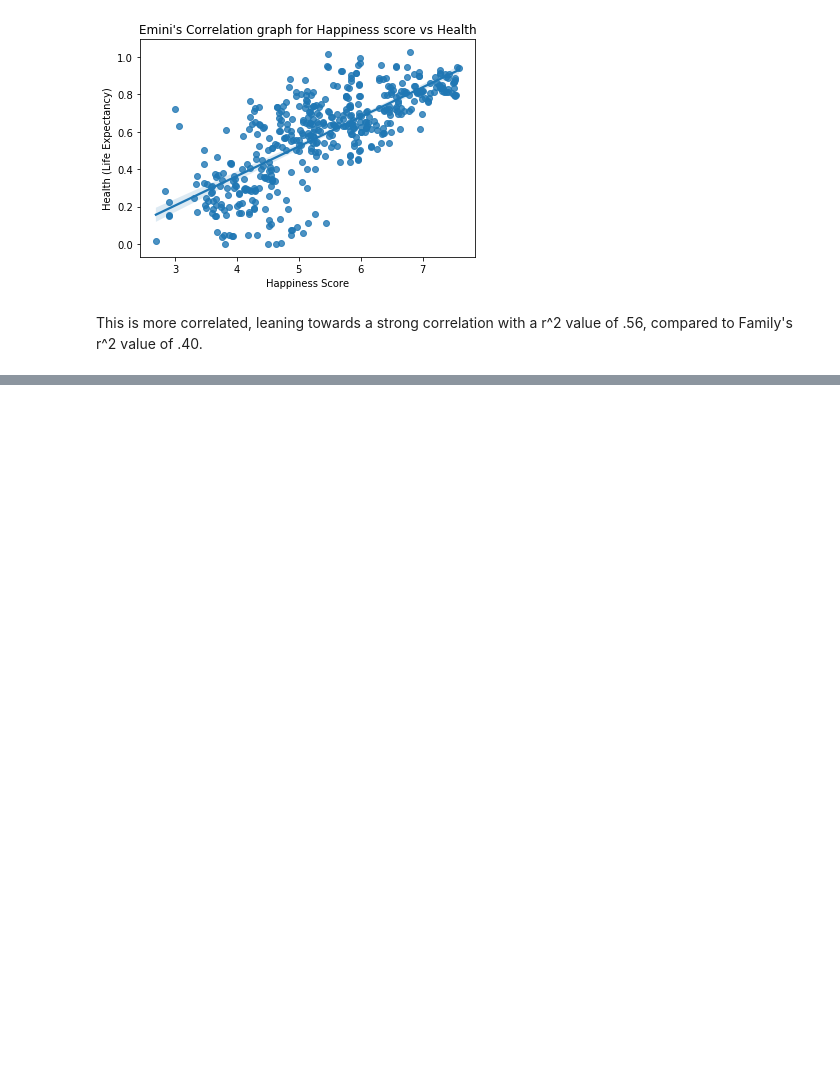
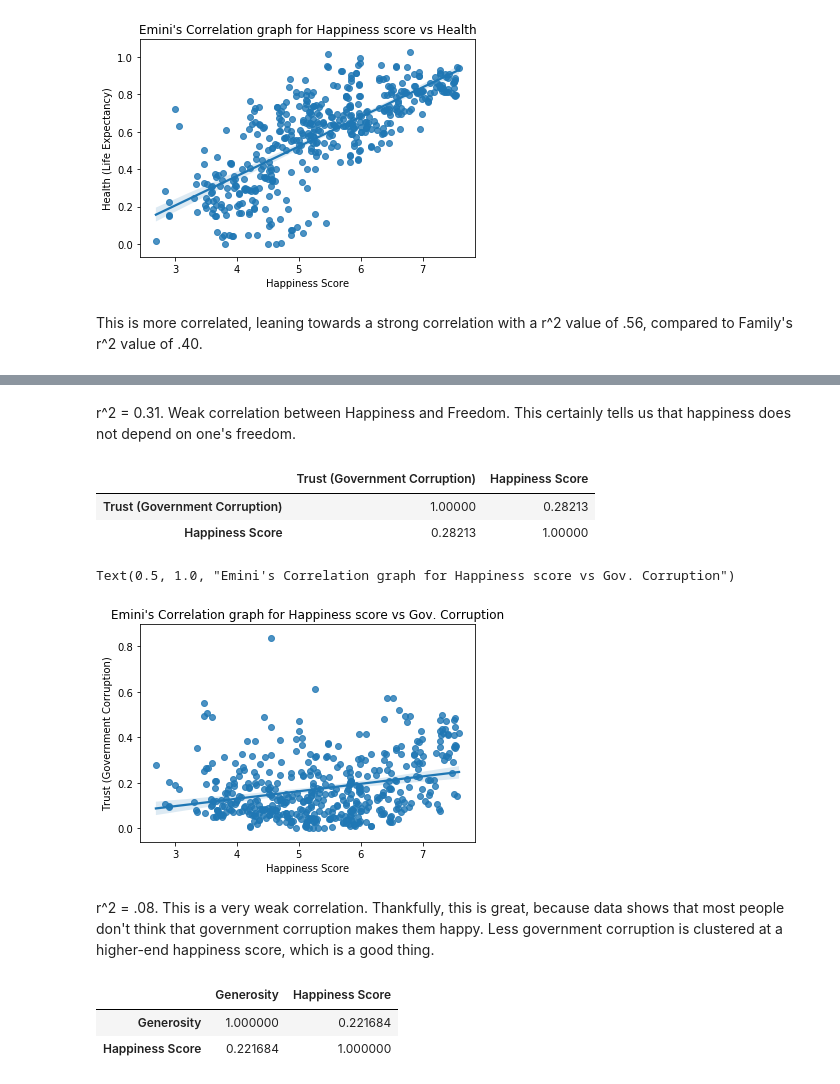
Before and after one commit to EOHFA-GOAT/world-happiness-analysis, a Jupyter notebook: World_Happiness_Exercise1.ipynb, the cells around one changed output, grey strips where cells are left out. Saved outputs shown, nothing was run; the diff lists cells and outputs as text; code cells hidden in the pictures; blank space fills up the shorter version.

```diff
--- a/World_Happiness_Exercise1.ipynb
+++ b/World_Happiness_Exercise1.ipynb
@@ -319,0 +337,32 @@ This is more correlated, leaning towards a strong correlation with a r^2 value o
+# %% [markdown]
+r^2 = 0.31. Weak correlation between Happiness and Freedom. This certainly tells us that happiness does not depend on one's freedom.
+# %%
+#Trust (Gov. Corruption)
+trust_happiness = ['Trust (Government Corruption)','Happiness Score']
+
+trust_corr = data[trust_happiness]
+
+trust_corr.corr()
+# %% [output]
+|  | Trust (Government Corruption) | Happiness Score |
+| Trust (Government Corruption) | 1.00000 | 0.28213 |
+| Happiness Score | 0.28213 | 1.00000 |
+# %%
+#Trust Plot
+sns.regplot(data = trust_corr, x = 'Happiness Score', y = 'Trust (Government Corruption)').set_title("Emini's Correlation graph for Happiness score vs Gov. Corruption")
+# %% [output]
+Text(0.5, 1.0, "Emini's Correlation graph for Happiness score vs Gov. Corruption")
+[figure, added]
+# %% [markdown]
+r^2 = .08. This is a very weak correlation. Thankfully, this is great, because data shows that most people don't think that government corruption makes them happy. Less government corruption is clustered at a higher-end happiness score, which is a good thing.
+# %%
+#Generosity
+gen_happiness = ['Generosity','Happiness Score']
+
+gen_corr = data[gen_happiness]
+
+gen_corr.corr()
+# %% [output]
+|  | Generosity | Happiness Score |
+| Generosity | 1.000000 | 0.221684 |
+| Happiness Score | 0.221684 | 1.000000 |
```
Also changed, not shown: parts of 9 cells of this notebook.
